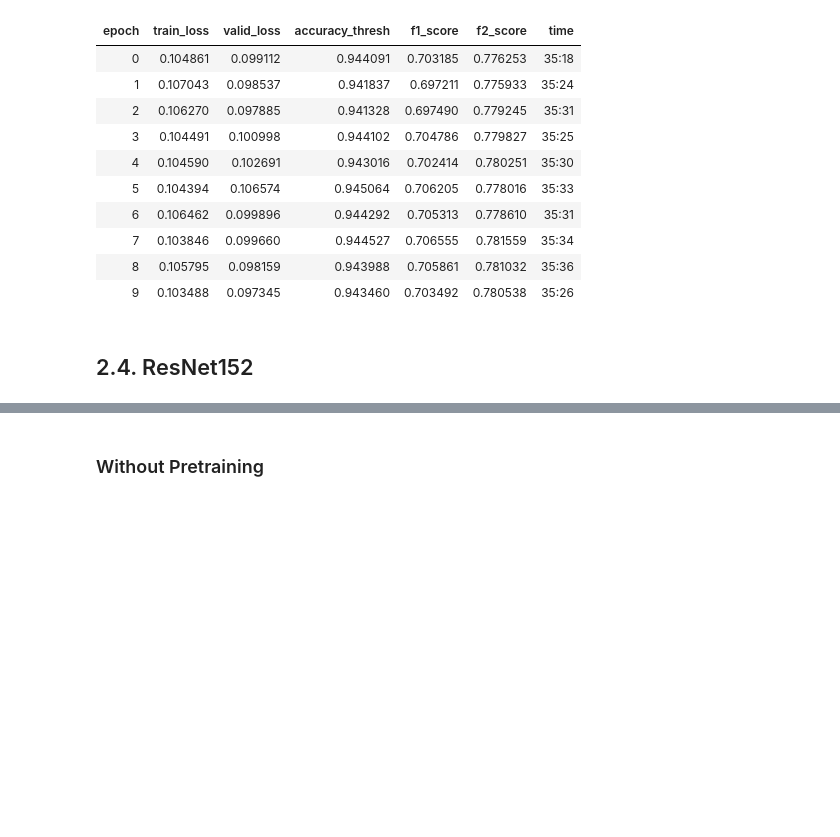
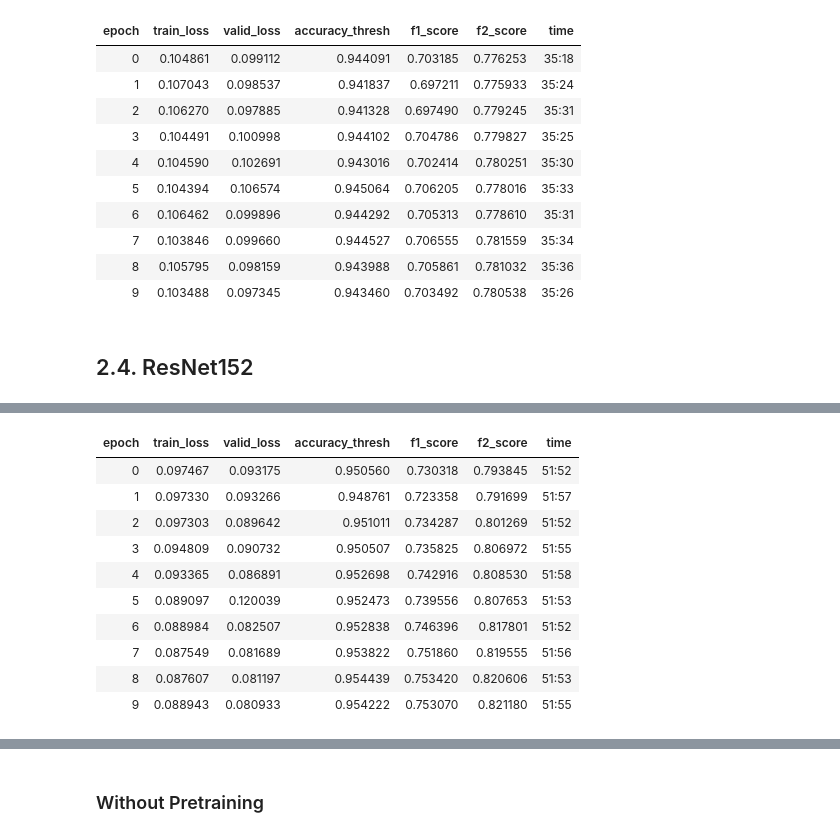
Before and after one commit to LabSAT/Land-Cover-Pretrain, a Jupyter notebook: 01_BigEarthNet/BigEarthNet-Pretraining.ipynb, the cells around one changed output, grey strips where cells are left out. Drawn from its saved outputs; the diff is of its cells as text; code cells hidden in the pictures; blank space fills up the shorter version.

```diff
--- a/01_BigEarthNet/BigEarthNet-Pretraining.ipynb
+++ b/01_BigEarthNet/BigEarthNet-Pretraining.ipynb
@@ -567,0 +589,15 @@ learn.save(base_dir / "learn" / "bigearth-res152-1")
+# %%
+learn.fit_one_cycle(10, max_lr=slice(1e-05, 1e-03))
+learn.save(base_dir / "learn" / "bigearth-res152-2")
+# %% [output]
+| epoch | train_loss | valid_loss | accuracy_thresh | f1_score | f2_score | time |
+| 0 | 0.097467 | 0.093175 | 0.950560 | 0.730318 | 0.793845 | 51:52 |
+| 1 | 0.097330 | 0.093266 | 0.948761 | 0.723358 | 0.791699 | 51:57 |
+| 2 | 0.097303 | 0.089642 | 0.951011 | 0.734287 | 0.801269 | 51:52 |
+| 3 | 0.094809 | 0.090732 | 0.950507 | 0.735825 | 0.806972 | 51:55 |
+| 4 | 0.093365 | 0.086891 | 0.952698 | 0.742916 | 0.808530 | 51:58 |
+| 5 | 0.089097 | 0.120039 | 0.952473 | 0.739556 | 0.807653 | 51:53 |
+| 6 | 0.088984 | 0.082507 | 0.952838 | 0.746396 | 0.817801 | 51:52 |
+| 7 | 0.087549 | 0.081689 | 0.953822 | 0.751860 | 0.819555 | 51:56 |
+| 8 | 0.087607 | 0.081197 | 0.954439 | 0.753420 | 0.820606 | 51:53 |
+| 9 | 0.088943 | 0.080933 | 0.954222 | 0.753070 | 0.821180 | 51:55 |
```
Also changed, not shown: parts of 4 cells of this notebook.
